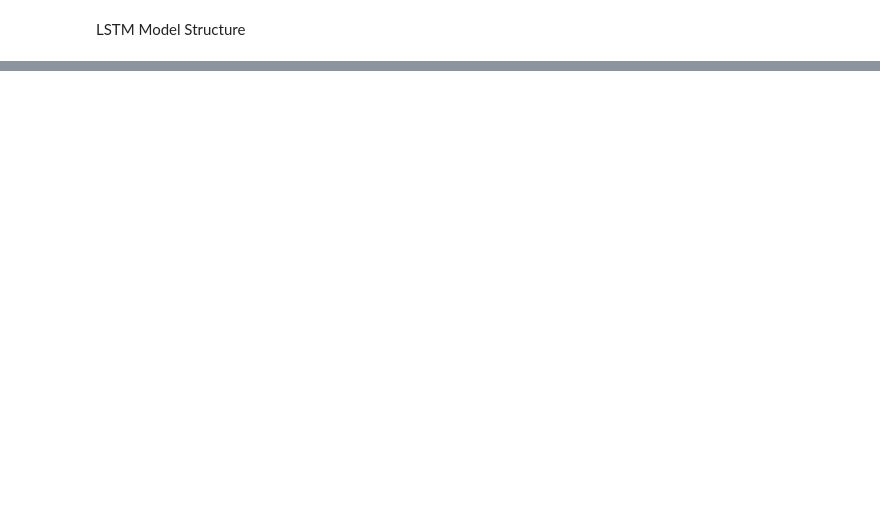
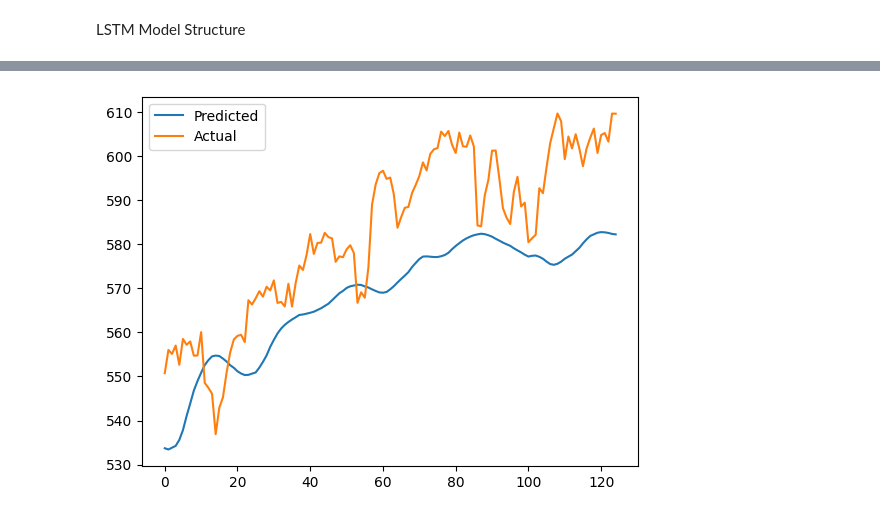
Before and after one commit to oskip0906/Stock_Prediction_Model, a Jupyter notebook: experiment.ipynb, the cells around one changed output, grey strips where cells are left out. Drawn from its saved outputs; the diff is of its cells as text; code cells hidden in the pictures; blank space fills up the shorter version.

```diff
--- a/experiment.ipynb
+++ b/experiment.ipynb
@@ -54,0 +76,7 @@ info.head()
+# %%
+train_size = int(len(x) * 0.9)
+
+x_train = torch.from_numpy(x[:train_size]).float().view(-1, seq_len, 1)
+y_train = torch.from_numpy(y[:train_size]).float().view(-1, 1)
+x_test = torch.from_numpy(x[train_size:]).float().view(-1, seq_len, 1)
+y_test = torch.from_numpy(y[train_size:]).float().view(-1, 1)
@@ -56,16 +99,20 @@ info.head()
 LSTM Model Structure
 # %%
 class StockLSTM(nn.Module):
-    def __init__(self, input_size=1, hidden_size=64, num_layers=4, output_size=1):
+
+    def __init__(self, input_size, hidden_size, num_layers):
         super(StockLSTM, self).__init__()
         self.hidden_size = hidden_size
         self.num_layers = num_layers
         self.lstm = nn.LSTM(input_size, hidden_size, num_layers, batch_first=True)
-        self.fc = nn.Linear(hidden_size, output_size)
+        self.fc = nn.Sequential(
+            nn.ReLU(),
+            nn.Linear(hidden_size, 1)
+        )
 
     def forward(self, x):
-        h0 = torch.zeros(self.num_layers, x.size(0), self.hidden_size).to(x.device)
-        c0 = torch.zeros(self.num_layers, x.size(0), self.hidden_size).to(x.device)
+        batch_size = x.size(0)
+        h0 = torch.zeros(self.num_layers, batch_size, self.hidden_size)
+        c0 = torch.zeros(self.num_layers, batch_size, self.hidden_size)
         out, _ = self.lstm(x, (h0, c0))
-        out = self.fc(out[:, -1, :])
-        return out
+        return self.fc(out[:, -1, :])
@@ -71,0 +121,4 @@ class StockLSTM(nn.Module):
+# %%
+model = StockLSTM(1, 64, 4)
+optimizer = optim.Adam(model.parameters(), lr = 0.005)
+criterion = nn.MSELoss()
@@ -71,0 +157,9 @@ class StockLSTM(nn.Module):
+# %%
+model.eval()
+
+with torch.no_grad():
+    test_output = model(x_test)
+    test_loss = criterion(test_output, y_test)
+    print(f"Test Loss: {test_loss.item()}")
+
+predicted, actual = mm.inverse_transform(test_output.numpy()), mm.inverse_transform(y_test.numpy())
@@ -71,0 +168,7 @@ class StockLSTM(nn.Module):
+# %%
+plt.plot(predicted, label = "Predicted")
+plt.plot(actual, label = "Actual")
+plt.legend()
+plt.show()
+# %% [output]
+[figure, added]
```
Also changed, not shown: parts of 14 cells of this notebook.
